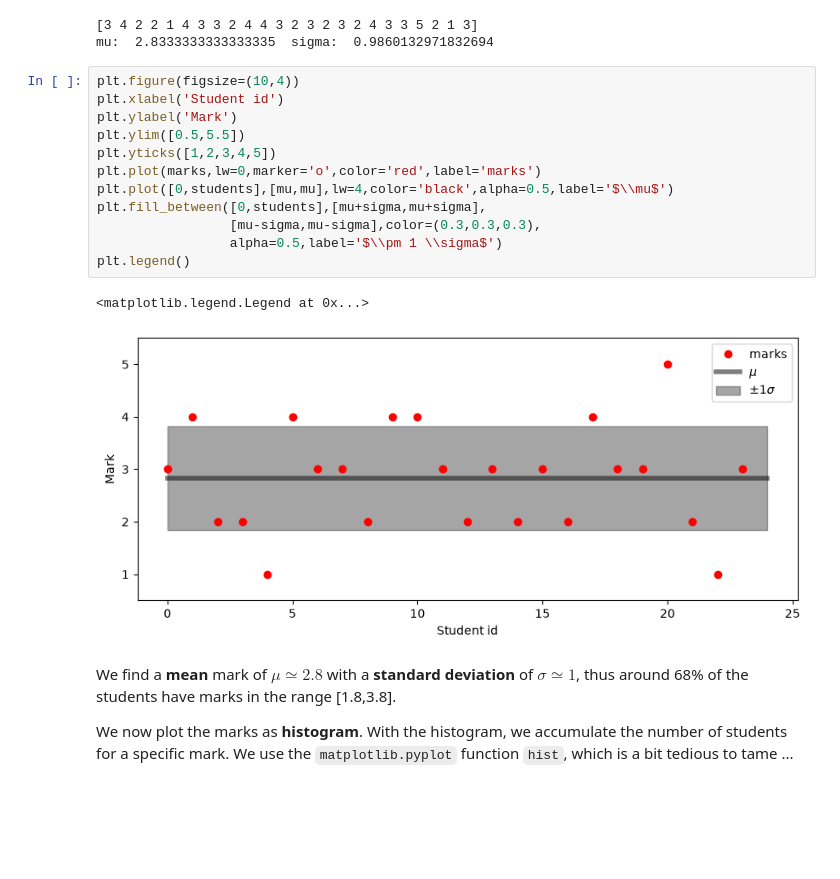
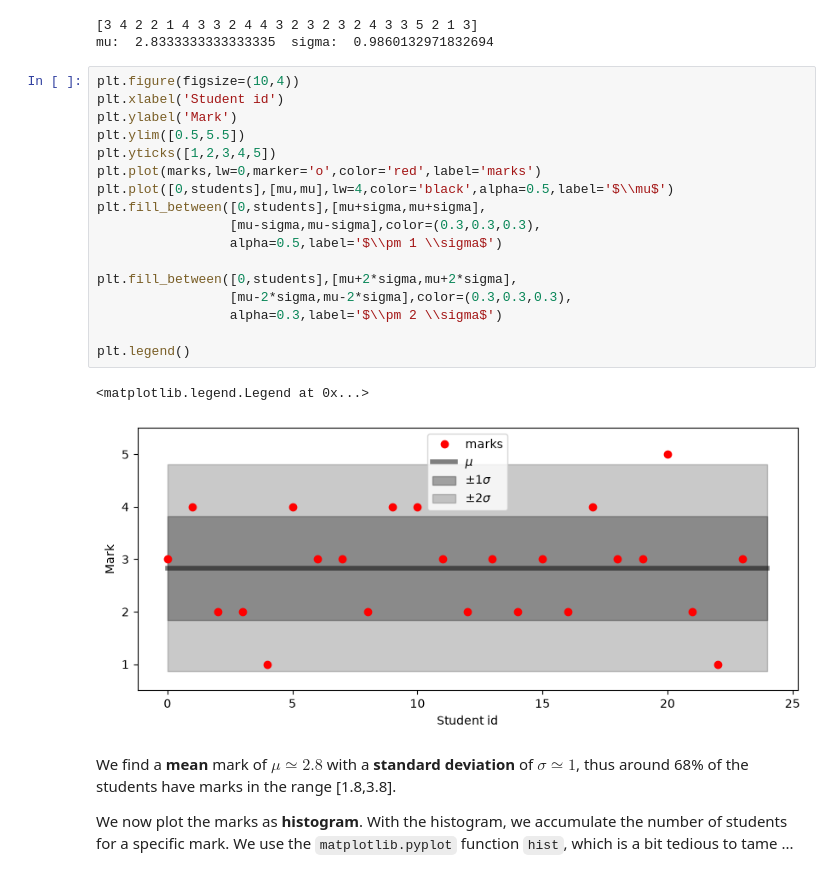
Before and after one commit to georgkaufmann/pyRANDOM, a Jupyter notebook: pyRANDOM_statistics.ipynb, the cells around one changed output. Drawn from its saved outputs; the diff is of its cells as text; blank space fills up the shorter version.

```diff
--- a/pyRANDOM_statistics.ipynb
+++ b/pyRANDOM_statistics.ipynb
@@ -79,18 +79,23 @@ mu:  2.8333333333333335  sigma:  0.9860132971832694
 # %%
 plt.figure(figsize=(10,4))
 plt.xlabel('Student id')
 plt.ylabel('Mark')
 plt.ylim([0.5,5.5])
 plt.yticks([1,2,3,4,5])
 plt.plot(marks,lw=0,marker='o',color='red',label='marks')
 plt.plot([0,students],[mu,mu],lw=4,color='black',alpha=0.5,label='$\\mu$')
 plt.fill_between([0,students],[mu+sigma,mu+sigma],
                  [mu-sigma,mu-sigma],color=(0.3,0.3,0.3),
                  alpha=0.5,label='$\\pm 1 \\sigma$')
+
+plt.fill_between([0,students],[mu+2*sigma,mu+2*sigma],
+                 [mu-2*sigma,mu-2*sigma],color=(0.3,0.3,0.3),
+                 alpha=0.3,label='$\\pm 2 \\sigma$')
+
 plt.legend()
 # %% [output]
 <matplotlib.legend.Legend at 0x...>
-[figure, old version]
+[figure, new version]
 # %% [markdown]
 We find a **mean** mark of $\mu \simeq 2.8$ with a **standard deviation** of $\sigma \simeq 1$, thus around 68% of
 the students have marks in the range [1.8,3.8].
```
Also changed, not shown: parts of 1 cell of this notebook, 7 other files.
